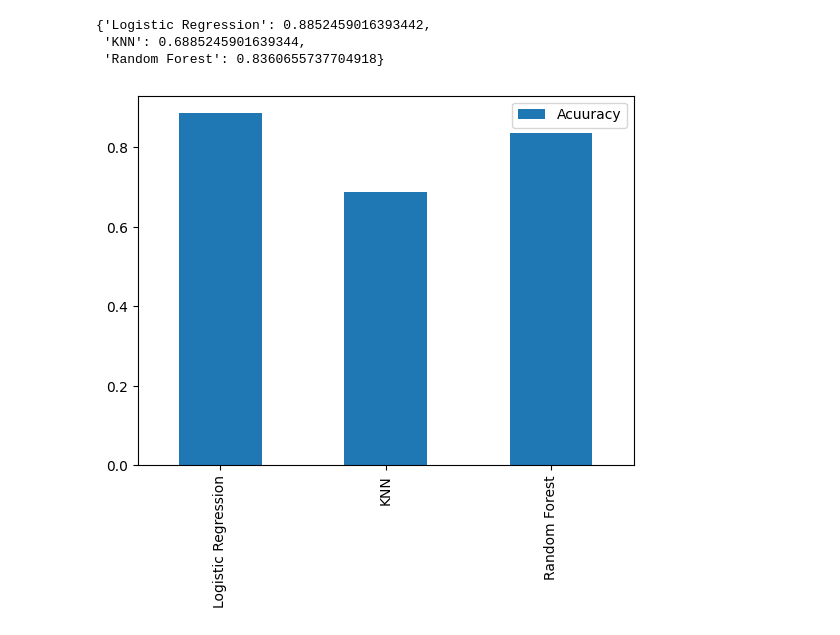
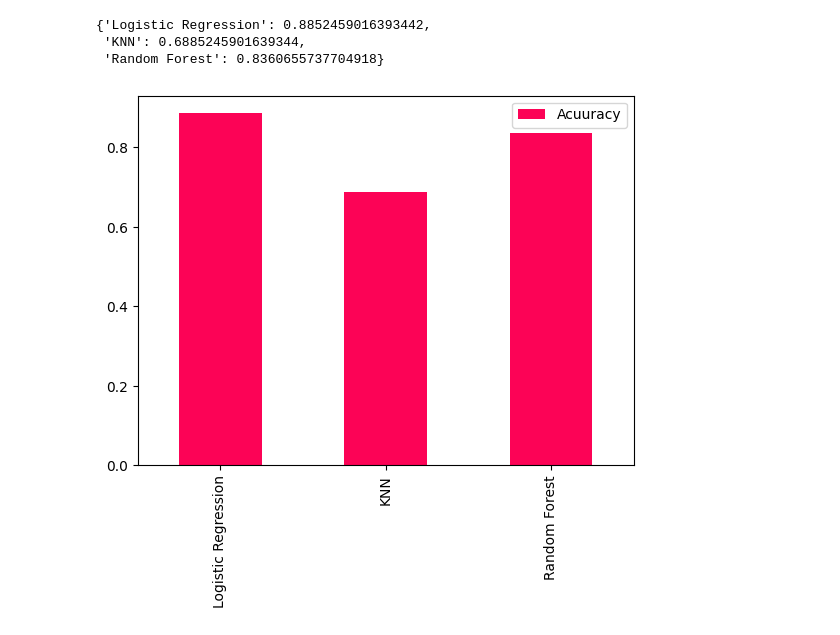
Before and after one commit to Hirushaashinshana/machineLearning, a Jupyter notebook: Scikit_Learn/Project/project_01/index.ipynb, the cells around one changed output. Saved outputs shown, nothing was run; the diff lists cells and outputs as text; code cells hidden in the pictures.

```diff
--- a/Scikit_Learn/Project/project_01/index.ipynb
+++ b/Scikit_Learn/Project/project_01/index.ipynb
@@ -344,6 +344,6 @@ Please also refer to the documentation for alternative solver options:
  'KNN': 0.6885245901639344,
  'Random Forest': 0.8360655737704918}
 # %%
-pd.DataFrame(model_score, index=["Acuuracy"]).T.plot.bar();
+pd.DataFrame(model_score, index=["Acuuracy"]).T.plot.bar(color="#fc0356");
 # %% [output]
-[figure, old version]
+[figure, new version]
```
Also changed, not shown: parts of 2 cells of this notebook.
